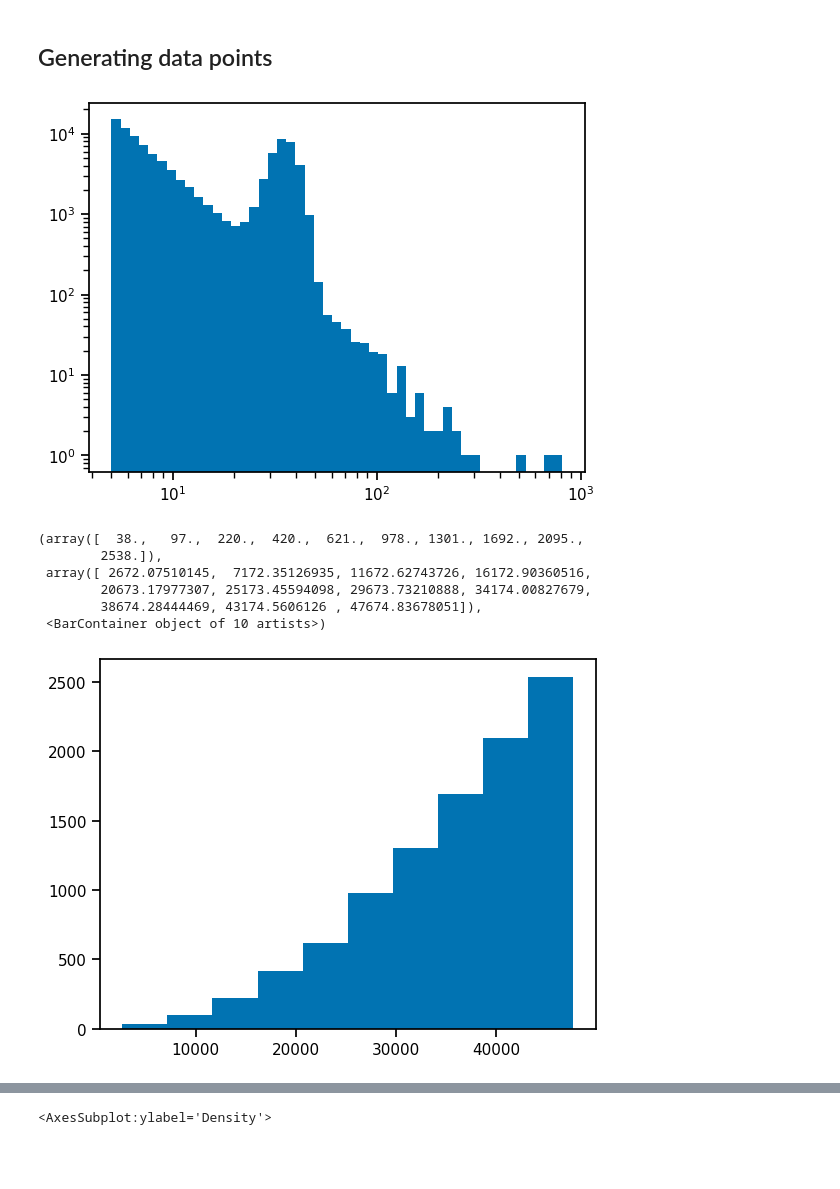
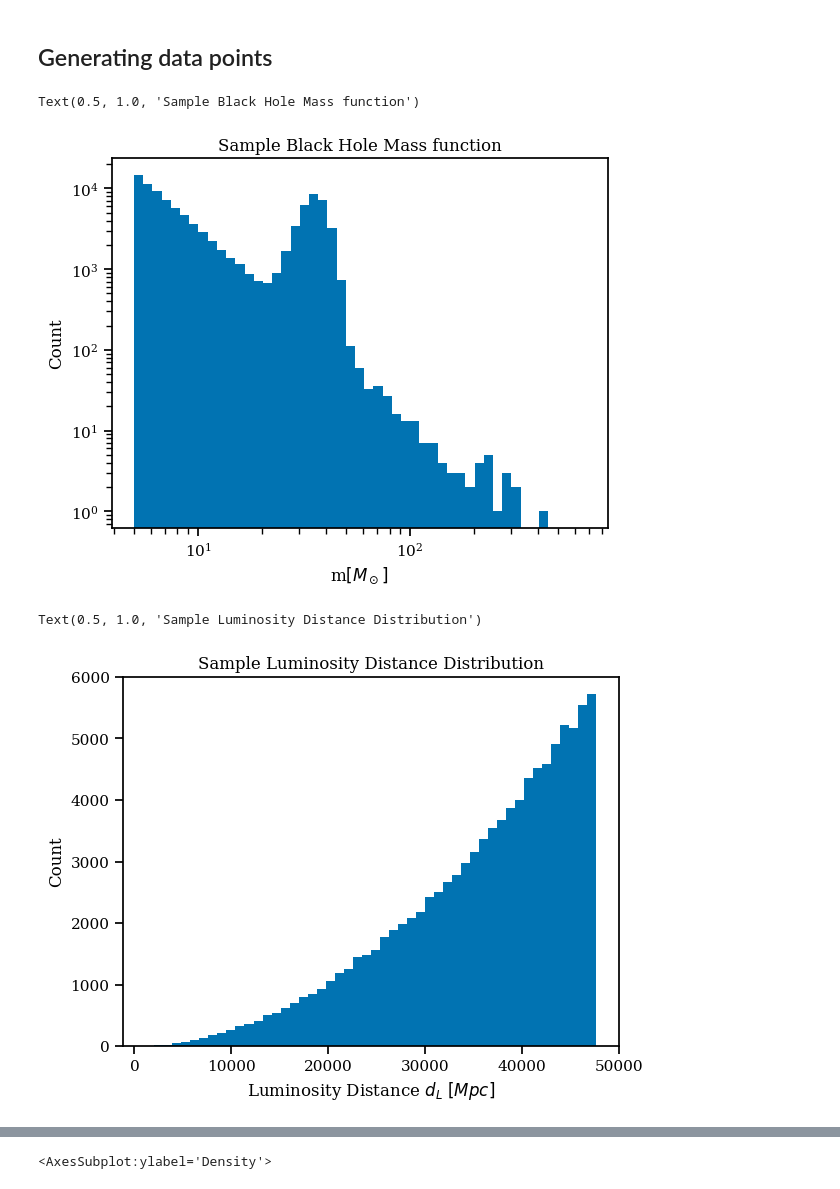
Before and after one commit to farr/FastMFCosmology, a Jupyter notebook: Make-Own-Data.ipynb, the cells around one changed output, grey strips where cells are left out. Drawn from its saved outputs; the diff is of its cells as text; code cells hidden in the pictures; blank space fills up the shorter version.

Commit message:
added double plot for thesis

```diff
--- a/Make-Own-Data.ipynb
+++ b/Make-Own-Data.ipynb
@@ -15,6 +15,9 @@ from astropy.cosmology import units as cu
 
 sns.set_context('notebook')
 sns.set_palette('colorblind')
+import matplotlib
+matplotlib.rcParams['font.family'] = 'serif'
+
 
 %matplotlib inline
 # %% [markdown]
@@ -38,20 +41,22 @@ dl_max = Planck18.luminosity_distance(zmax)
 # %%
 ### Plotting Mass Function just to make sure it works properly
 
 samples = generate_masses(int(1E5))
 
 plt.hist(samples, bins=np.logspace(np.log10(5), np.log10(max(samples)), 50))
 plt.yscale('log')
 plt.xscale('log')
+plt.xlabel(r"m$[M_\odot]$")
+plt.ylabel("Count")
+plt.title("Sample Black Hole Mass function")
 # %% [output]
+Text(0.5, 1.0, 'Sample Black Hole Mass function')
-[figure, old version]
+[figure, new version]
 # %%
-plt.hist(generate_dLs())
+plt.hist(generate_dLs(int(1E5)), bins=50)
+plt.xlabel(r"Luminosity Distance $d_L$ $[Mpc]$")
+plt.ylabel("Count")
+plt.title("Sample Luminosity Distance Distribution")
 # %% [output]
-(array([  38.,   97.,  220.,  420.,  621.,  978., 1301., 1692., 2095.,
-        2538.]),
- array([ 2672.07510145,  7172.35126935, 11672.62743726, 16172.90360516,
-        20673.17977307, 25173.45594098, 29673.73210888, 34174.00827679,
-        38674.28444469, 43174.5606126 , 47674.83678051]),
- <BarContainer object of 10 artists>)
+Text(0.5, 1.0, 'Sample Luminosity Distance Distribution')
-[figure, old version]
+[figure, new version]
```
Also changed, not shown: parts of 1 cell of this notebook.
